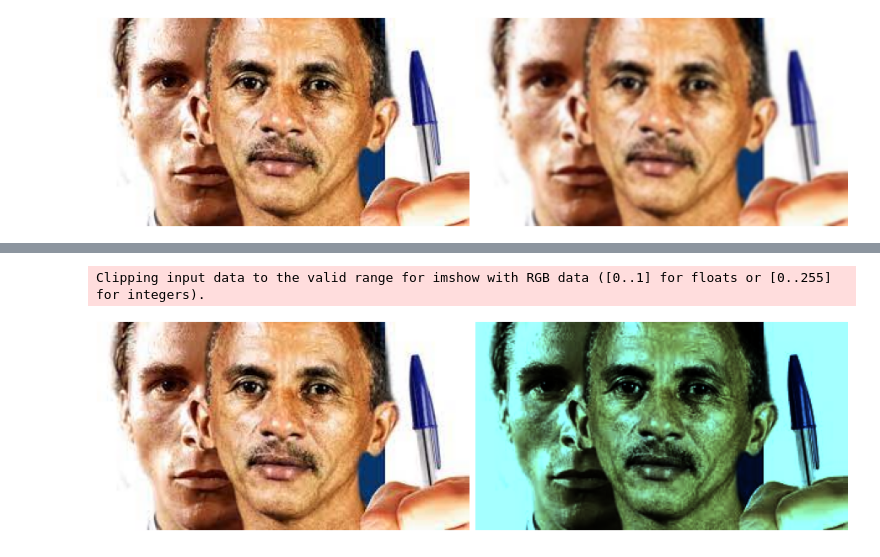
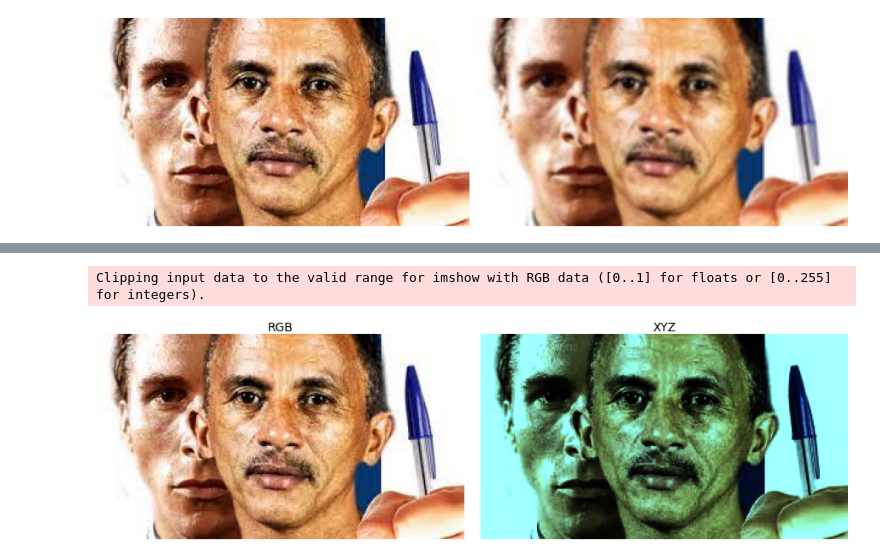
Before and after one commit to BPThiago/trabalho-algebra, a Jupyter notebook: notebook.ipynb, the cells around one changed output, grey strips where cells are left out. Drawn from its saved outputs; the diff is of its cells as text; code cells hidden in the pictures.

```diff
--- a/notebook.ipynb
+++ b/notebook.ipynb
@@ -182,7 +196,7 @@ def rgb_to_xyz(rgb):
 # %%
 xyz_img = rgb_to_xyz(img)
 
-show_collection([img, xyz_img], scale=0.15)
+show_collection([img, xyz_img], titles=["RGB", "XYZ"], scale=0.15)
 # %% [output]
 Clipping input data to the valid range for imshow with RGB data ([0..1] for floats or [0..255] for integers).
-[figure, old version]
+[figure, new version]
```
Also changed, not shown: parts of 6 cells of this notebook.
